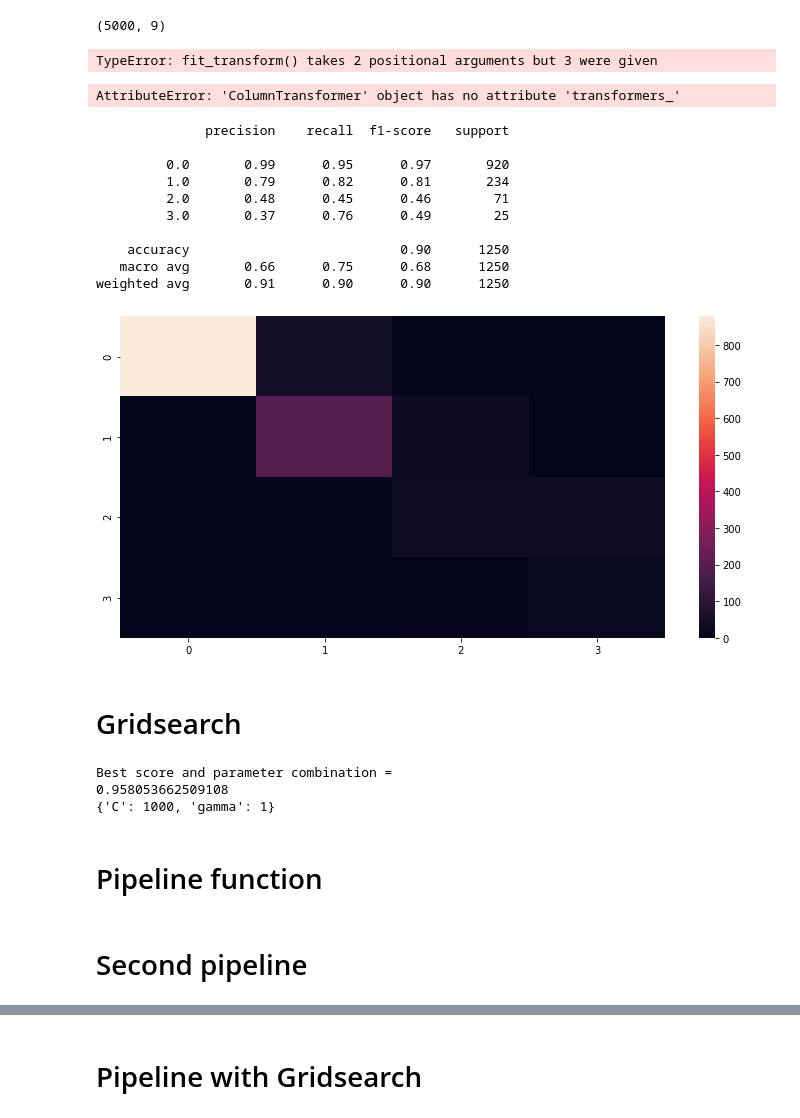
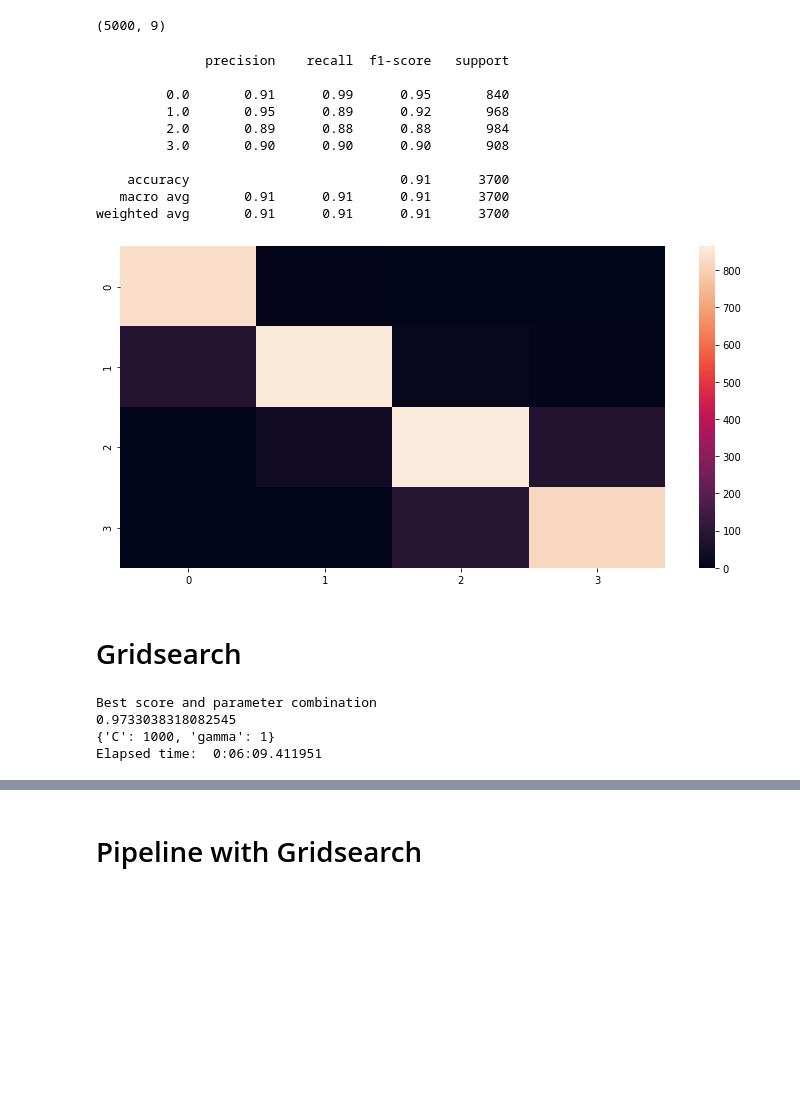
Before and after one commit to ArielJosephCohen/diamonds, a Jupyter notebook: pipeline_model.ipynb, the cells around one changed output, grey strips where cells are left out. Saved outputs shown, nothing was run; the diff lists cells and outputs as text; code cells hidden in the pictures; blank space fills up the shorter version.

Commit message:
custom pipeline

```diff
--- a/pipeline_model.ipynb
+++ b/pipeline_model.ipynb
@@ -181,36 +166,30 @@ balance_df = upsample_classes(pd.concat([X,y],axis=1),'price_bin')
 Xb = balance_df.drop(['price_bin'],axis=1)
 yb = balance_df.price_bin
 # %%
-X_train, X_test, y_train, y_test = train_test_split(X,y)
+X_train, X_test, y_train, y_test = train_test_split(Xb,yb)
 # %%
 upsample_train = upsample_classes(pd.concat([X_train,y_train],axis=1),'price_bin')
-# %%
-pipe_basic_lab.fit(X_train,y_train)
-# %% [output]
-TypeError: fit_transform() takes 2 positional arguments but 3 were given
-# %%
-p = pipe_basic_lab.predict(X_test)
-# %% [output]
-AttributeError: 'ColumnTransformer' object has no attribute 'transformers_'
 # %%
+pipe_basic_hot.fit(X_train,y_train)
+p = pipe_basic_hot.predict(X_test)
 print(classification_report(p,y_test))
 
 plt.figure(figsize=(10,5))
 sns.heatmap(confusion_matrix(p,y_test))
 plt.tight_layout()
 plt.show()
 # %% [output]
               precision    recall  f1-score   support
 
-         0.0       0.99      0.95      0.97       920
-         1.0       0.79      0.82      0.81       234
-         2.0       0.48      0.45      0.46        71
-         3.0       0.37      0.76      0.49        25
+         0.0       0.91      0.99      0.95       840
+         1.0       0.95      0.89      0.92       968
+         2.0       0.89      0.88      0.88       984
+         3.0       0.90      0.90      0.90       908
 
-    accuracy                           0.90      1250
-   macro avg       0.66      0.75      0.68      1250
-weighted avg       0.91      0.90      0.90      1250
+    accuracy                           0.91      3700
+   macro avg       0.91      0.91      0.91      3700
+weighted avg       0.91      0.91      0.91      3700
-[figure, old version]
+[figure, new version]
 # %% [markdown]
 # Gridsearch
 # %%
@@ -228,8 +207,7 @@ print(CV.best_params_)
 
 print('Elapsed time: ',str(dt.datetime.now()-start))
 # %% [output]
-Best score and parameter combination =
-0.958053662509108
+Best score and parameter combination
+0.9733038318082545
 {'C': 1000, 'gamma': 1}
+Elapsed time:  0:06:09.411951
-# %% [markdown]
-# Pipeline function
@@ -239,2 +213,0 @@ def function():
-# %% [markdown]
-# Second pipeline
```
Also changed, not shown: parts of 39 cells of this notebook, 1 other file.
